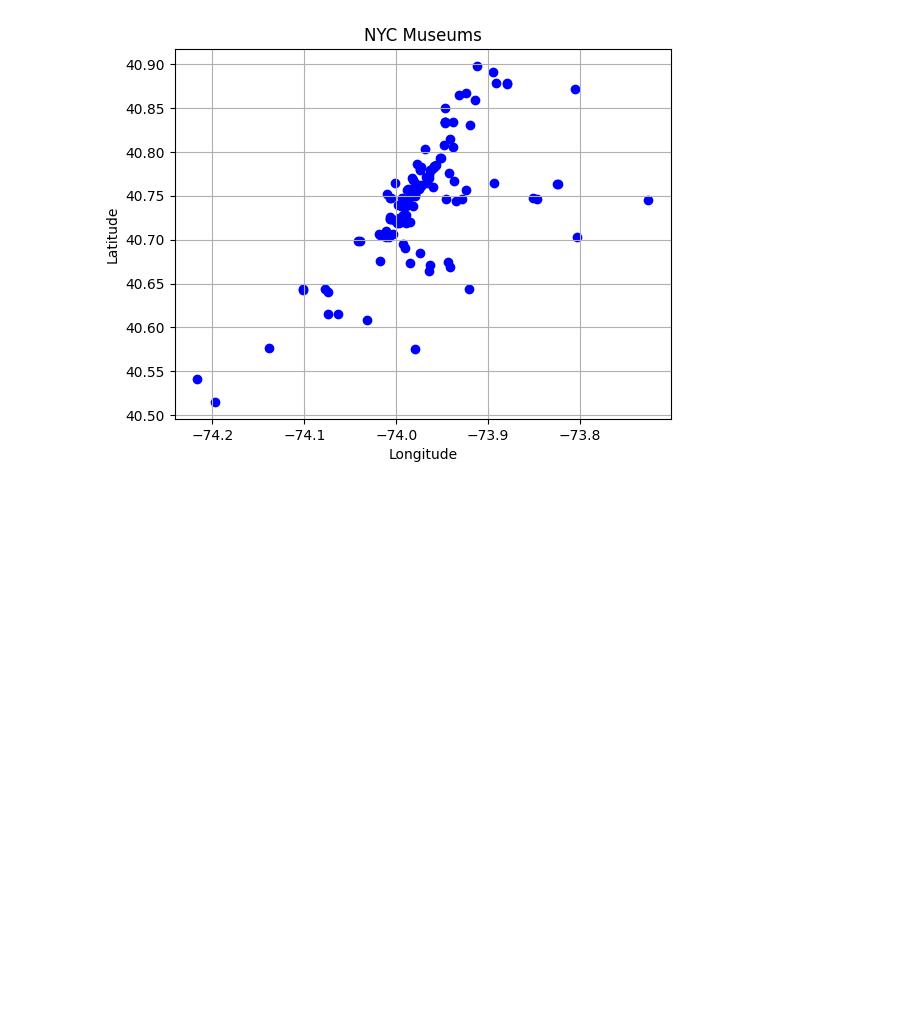
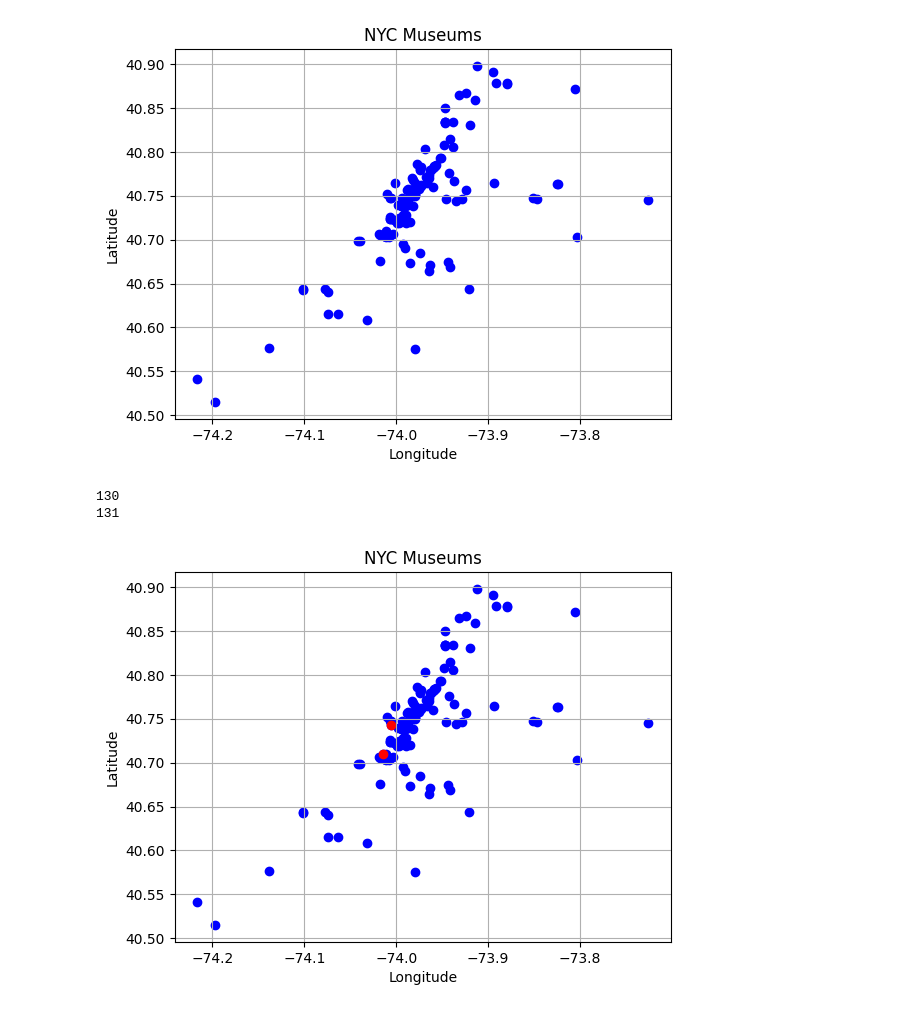
Before and after one commit to ath3naw/Itinerary-Optimizer, a Jupyter notebook: analysis.ipynb, the cells around one changed output. Drawn from its saved outputs; the diff is of its cells as text; code cells hidden in the pictures; blank space fills up the shorter version.

```diff
--- a/analysis.ipynb
+++ b/analysis.ipynb
@@ -94,3 +97,7 @@ df[["lat", "lon"]].head()
 | 4 | 40.699056 | -74.039685 |
 # %%
 df = df.drop(columns=["the_geom"])
+# %%
+df["indoor"] = True
+df["museum"] = True
+df
@@ -110,0 +137,29 @@ start_lon = input("Enter your starting address longitude: ")
+# %%
+start_lat = 40.7095
+start_lon = -74.0145
+
+end_lat = 40.7424
+end_lon = -74.0061
+# %%
+data = {"name": ["start", "end"], "lat": [float(start_lat), float(end_lat)], "lon": [float(start_lon), float(end_lon)]}
+df = pd.concat([df, pd.DataFrame(data)], ignore_index=True)
+# %%
+start_idx = df.index[(df["name"] == "start")][0]
+print(start_idx)
+end_idx = df.index[df["name"] == "end"][0]
+print(end_idx)
+# %% [output]
+130
+131
+# %%
+plt.figure()
+plt.scatter(df["lon"], df["lat"], c='blue', marker='o')
+plt.xlabel('Longitude')
+plt.ylabel('Latitude')
+plt.title('NYC Museums')
+plt.scatter(df["lon"].iloc[start_idx], df["lat"].iloc[start_idx], c='red', marker='o')
+plt.scatter(df["lon"].iloc[end_idx], df["lat"].iloc[end_idx], c='red', marker='o')
+plt.grid()
+plt.show()
+# %% [output]
+[figure, added]
```
Also changed, not shown: parts of 29 cells of this notebook, 1 other file.
